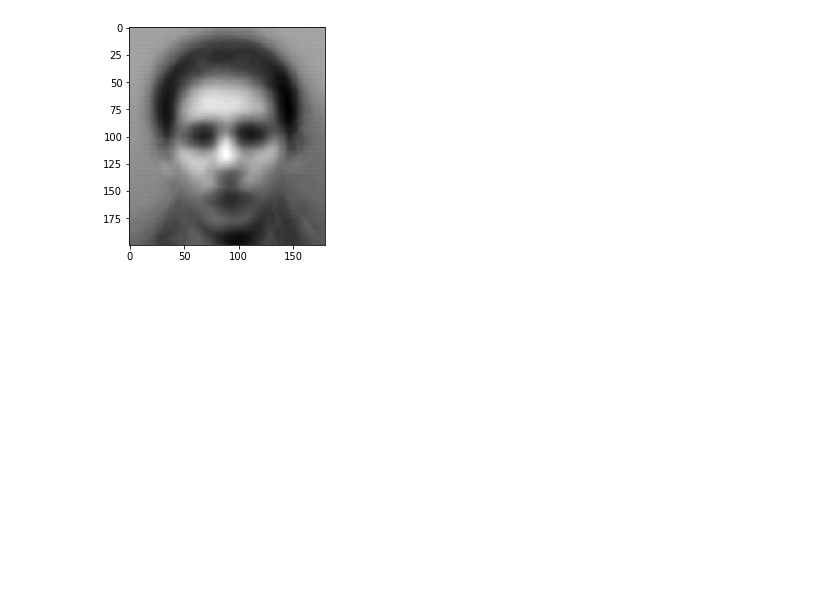
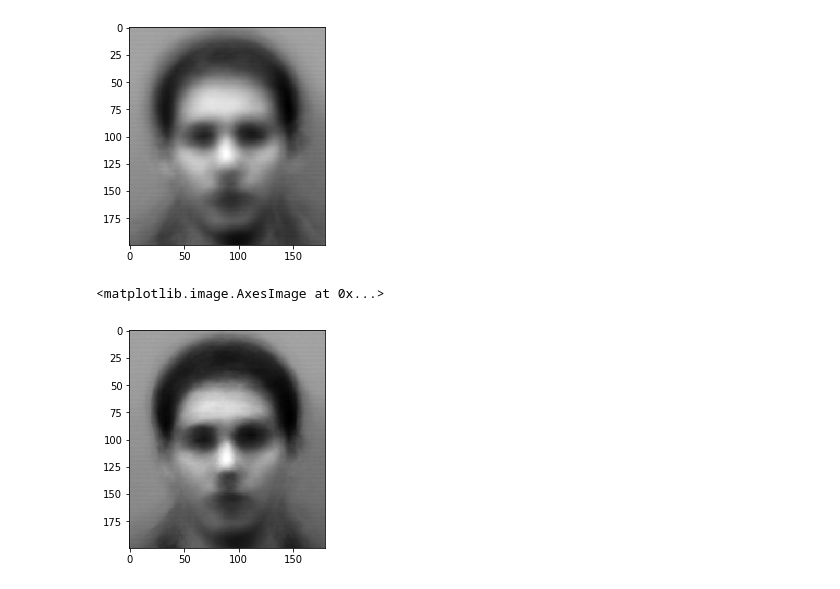
Before and after one commit to mmejiam-eafit/ms_data_science_project_i, a Jupyter notebook: eigenfaces/notebooks/Eigenfaces with Python.ipynb, the cells around one changed output. Drawn from its saved outputs; the diff is of its cells as text; code cells hidden in the pictures; blank space fills up the shorter version.

```diff
--- a/eigenfaces/notebooks/Eigenfaces with Python.ipynb
+++ b/eigenfaces/notebooks/Eigenfaces with Python.ipynb
@@ -36,3 +37,10 @@ plt.imshow(pca.mean_.reshape(height, width), plt.cm.gray)
 # %% [output]
 <matplotlib.image.AxesImage at 0x...>
 [figure]
+# %%
+median_face = np.median(face94_male.reshape(N, height*width), axis=0)
+# %%
+plt.imshow(median_face.reshape(height, width), cmap=plt.cm.gray)
+# %% [output]
+<matplotlib.image.AxesImage at 0x...>
+[figure, added]
```
Also changed, not shown: parts of 3 cells of this notebook, 2 other files.
